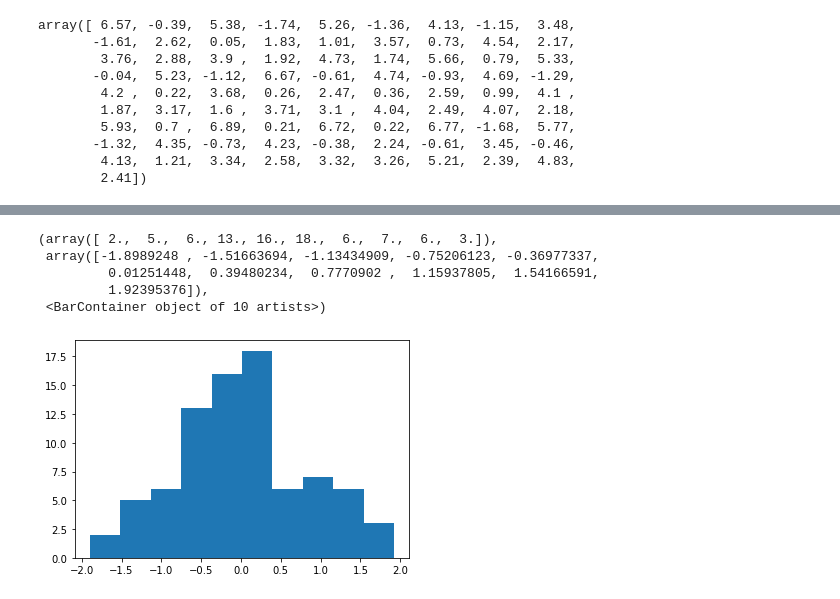
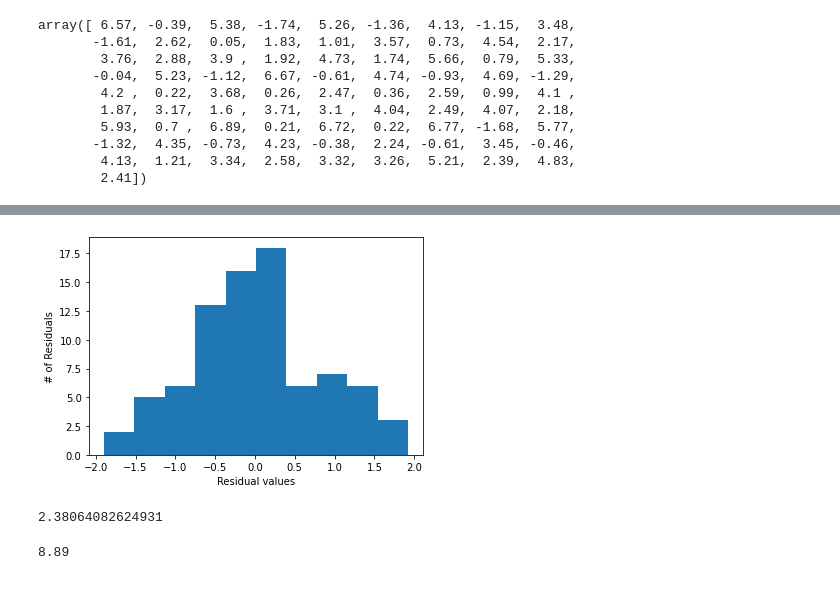
Before and after one commit to Eddysunday012/Astr-Group-Project, a Jupyter notebook: main.ipynb, the cells around one changed output, grey strips where cells are left out. Saved outputs shown, nothing was run; the diff lists cells and outputs as text; code cells hidden in the pictures.

```diff
--- a/main.ipynb
+++ b/main.ipynb
@@ -112,9 +115,20 @@ r_squared
-# %%
-plt.hist(residuals)
-# %% [output]
-(array([ 2.,  5.,  6., 13., 16., 18.,  6.,  7.,  6.,  3.]),
- array([-1.8989248 , -1.51663694, -1.13434909, -0.75206123, -0.36977337,
-         0.01251448,  0.39480234,  0.7770902 ,  1.15937805,  1.54166591,
-         1.92395376]),
- <BarContainer object of 10 artists>)
-[figure, removed]
+# %%
+plt.hist(residuals)
+plt.xlabel("Residual values")
+plt.ylabel("# of Residuals")
+plt.savefig("ResidualsHistogram.pdf")
+# %% [output]
+[figure, added]
+# %%
+tides_std = np.std(tide)
+tides_std
+# %% [output]
+2.38064082624931
+# %%
+max_tide = np.max(tide)
+max_tide
+
+tsunami_tide = max_tide + 2
+tsunami_tide
+# %% [output]
+8.89
```
Also changed, not shown: parts of 8 cells of this notebook, 2 other files.
